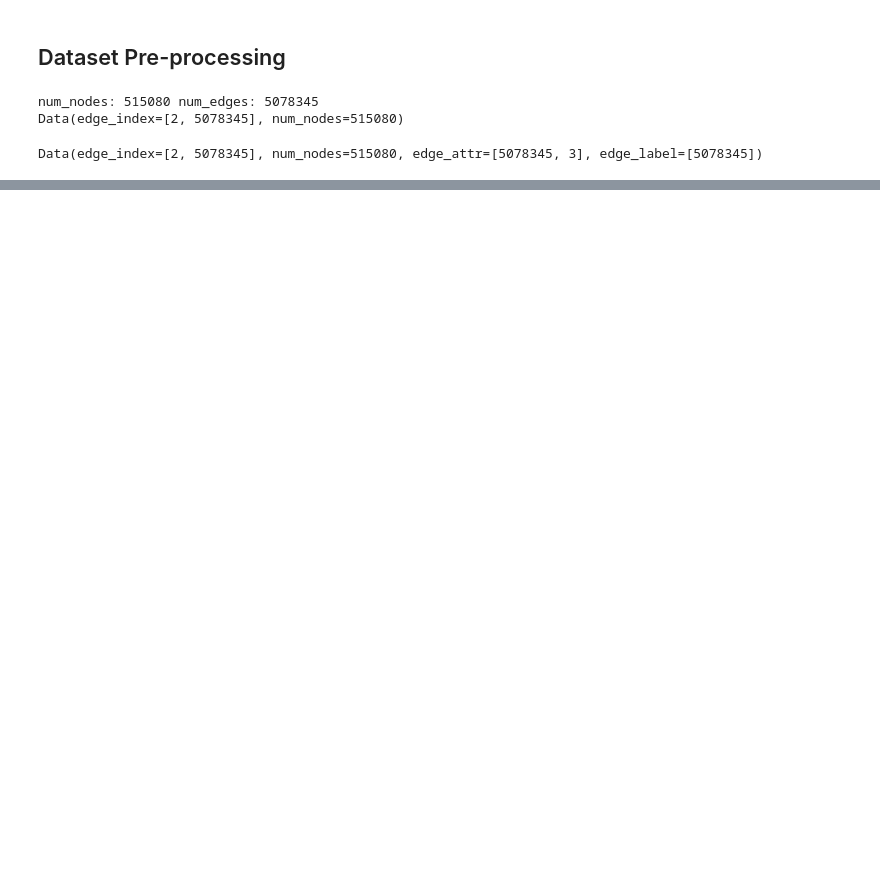
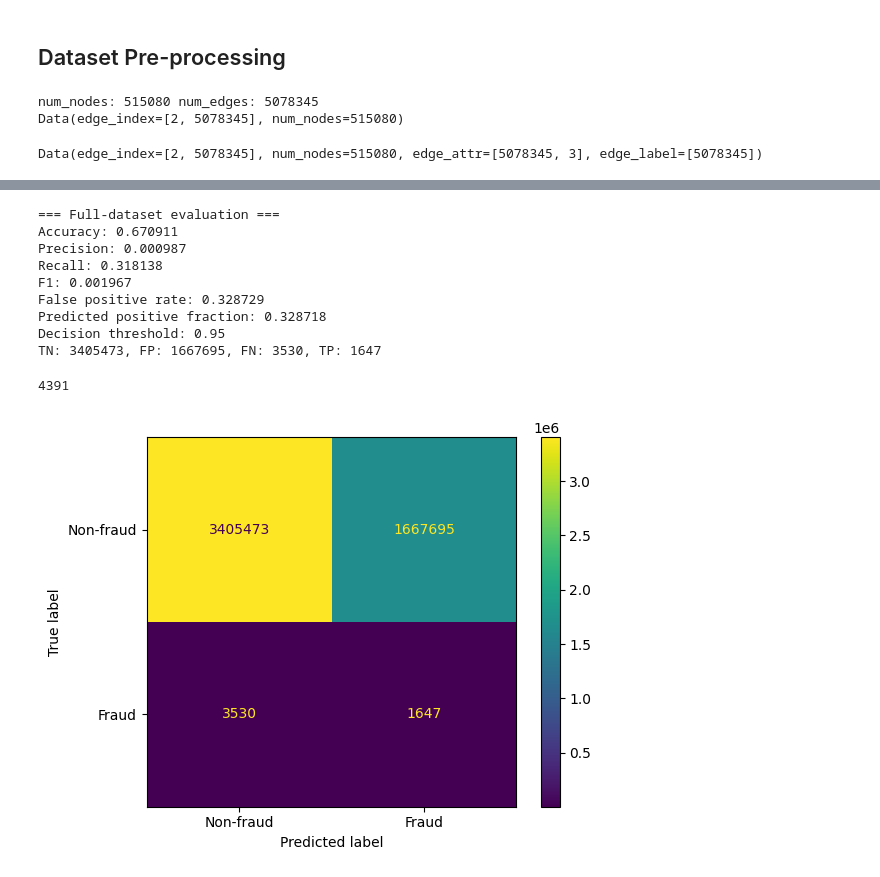
Before and after one commit to maxxie114/csc865-anti-money-laundering-ibm, a Jupyter notebook: chris-test-edges.ipynb, the cells around one changed output, grey strips where cells are left out. Cells and saved outputs as stored; diff of their text form; code cells hidden in the pictures; blank space fills up the shorter version.

```diff
--- a/chris-test-edges.ipynb
+++ b/chris-test-edges.ipynb
@@ -260,8 +277,8 @@ import numpy as np
 hex_to_int = np.vectorize(lambda x: int(x, 16))
 
 # create adjacency lists to represent the graph
-source = hex_to_int(small_trans['Account'])
-target = hex_to_int(small_trans['Account.1'])
+source = hex_to_int(working_trans['Account'])
+target = hex_to_int(working_trans['Account.1'])
 # %%
 from torch_geometric.data import Data
 import torch
@@ -292,9 +309,9 @@ from torch_geometric.data import Data
 import torch
 
 # extract individual edge features
-time = pd.to_datetime(small_trans['Timestamp']).astype('int64') / 1e9
-amount_paid = small_trans['Amount Paid'].to_numpy()
-amount_received = small_trans['Amount Received'].to_numpy()
+time = pd.to_datetime(working_trans['Timestamp']).astype('int64') / 1e9
+amount_paid = working_trans['Amount Paid'].to_numpy()
+amount_received = working_trans['Amount Received'].to_numpy()
 
 # combine edge features into single tensor (standardised numeric block)
 numeric_features = np.column_stack([time, amount_paid, amount_received])
@@ -303,7 +320,7 @@ numeric_scaled = scaler.fit_transform(numeric_features)
 edge_features = torch.from_numpy(numeric_scaled).float()
 
 # create edge labels
-fraud_label = torch.tensor(small_trans['Is Laundering'].to_numpy(), dtype=torch.long)
+fraud_label = torch.tensor(working_trans['Is Laundering'].to_numpy(), dtype=torch.long)
 
 # attach features and labels to PyG Data
 data.edge_attr = edge_features
@@ -888,0 +1066,60 @@ Decision threshold: 0.95
+# %%
+# Evaluate on the full dataset using the trained model (reuse the in-memory graph)
+import numpy as np
+import torch
+
+assert 'data' in globals(), "Construct the PyG graph before running this cell."
+assert 'gnn' in globals() and 'clf' in globals(), "Train the model before running a full-dataset evaluation."
+
+full_batch = data.clone().to(device)
+
+with torch.no_grad():
+    x_full = gnn(full_batch.x, full_batch.edge_index, full_batch.edge_attr)
+    logits_full = clf.score_pairs(
+        x_full,
+        full_batch.edge_index[0],
+        full_batch.edge_index[1],
+        full_batch.edge_attr
+    )
+    probs_full = torch.sigmoid(logits_full).cpu().numpy().astype(np.float32)
+
+labels_full = full_batch.edge_label.cpu().numpy().astype(np.int64)
+full_metrics = _summarise_predictions(labels_full, probs_full, calibrated_threshold)
+
+print('\n=== Full-dataset evaluation ===')
+print('Accuracy:', round(full_metrics['acc'], 6))
+print('Precision:', round(full_metrics['precision'], 6))
+print('Recall:', round(full_metrics['recall'], 6))
+print('F1:', round(full_metrics['f1'], 6))
+print('False positive rate:', round(full_metrics['fpr'], 6))
+print('Predicted positive fraction:', round(full_metrics['pos_frac'], 6))
+print('Decision threshold:', round(full_metrics['threshold'], 6))
+
+if labels_full.size > 0 and full_metrics['preds'].size > 0:
+    cm_full = confusion_matrix(labels_full, full_metrics['preds'], labels=[0, 1])
+    disp_full = ConfusionMatrixDisplay(cm_full, display_labels=['Non-fraud', 'Fraud'])
+    disp_full.plot(values_format='d')
+    if cm_full.shape == (2, 2):
+        tn, fp, fn, tp = cm_full.ravel()
+        print(f'TN: {tn}, FP: {fp}, FN: {fn}, TP: {tp}')
+    else:
+        print(f'Confusion matrix shape unexpected: {cm_full.shape}')
+else:
+    print('Not enough classes to compute confusion matrix metrics on full dataset.')
+
+if device.type == 'cuda':
+    torch.cuda.synchronize()
+    torch.cuda.empty_cache()
+gc.collect()
+# %% [output]
+=== Full-dataset evaluation ===
+Accuracy: 0.670911
+Precision: 0.000987
+Recall: 0.318138
+F1: 0.001967
+False positive rate: 0.328729
+Predicted positive fraction: 0.328718
+Decision threshold: 0.95
+TN: 3405473, FP: 1667695, FN: 3530, TP: 1647
+4391
+[figure, added]
```
Also changed, not shown: parts of 9 cells of this notebook.
